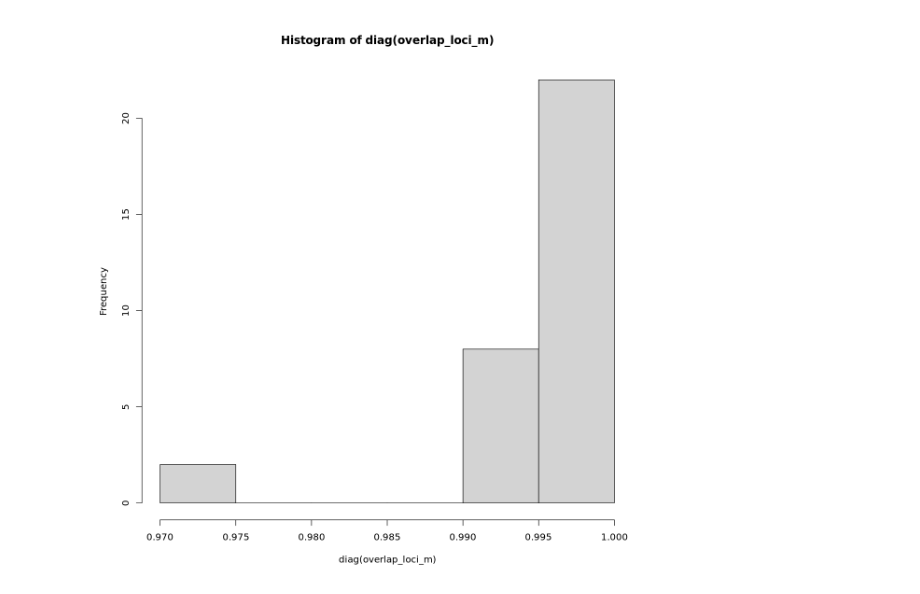
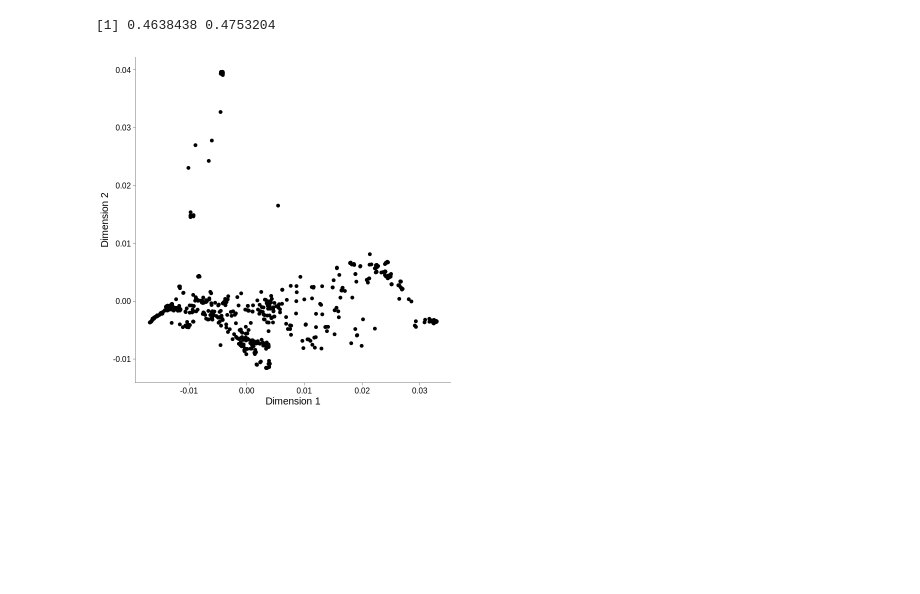
Before and after one commit to jnrunge/TRD, a Jupyter notebook: Phylogeny and structure (ADS).ipynb, the cells around one changed output. Saved outputs shown, nothing was run; the diff lists cells and outputs as text; code cells hidden in the pictures; blank space fills up the shorter version.

```diff
--- a/Phylogeny and structure (ADS).ipynb
+++ b/Phylogeny and structure (ADS).ipynb
@@ -5,2 +23,2 @@ library(pegas)
 # %%
-vcf="~/data/TRD/1011Matrix.GQ20.DP10.SNPs.var.Miss10.gvcf.gz"
+vcf="~/data/TRD/1011Matrix.SNPs.var.GQ20.DP5.Miss10.vcf.gz"
@@ -193,0 +58,4 @@ if(length(ID_missing)>0)
+# %%
+asd=fread(asd_file, data.table=FALSE)
+asd=asd[,-1]
+head(asd)
@@ -194,4 +76,2 @@ if(length(ID_missing)>0)
 # %%
-ads_m=as.matrix(ads_df)
-overlap_loci_m=as.matrix(ads_df_loci)
-ads_m
+ads_m=as.matrix(asd)
@@ -217,4 +77,0 @@ A matrix: 43 × 32 of type dbl
-# %%
-hist(diag(overlap_loci_m))
-# %% [output]
-[figure, removed]
@@ -227,20 +78,22 @@ remove(ads_m_df)
 # %%
-loc <- cmdscale(1 - overlap_loci_m, k = 2, eig=TRUE)
+loc <- cmdscale(ads_m, k = 2, eig=TRUE)
 x <- loc$points[, 1]; y <- loc$points[, 2]
-
-source("scripts/MyTheme.R")
+source("../BrusselSprouts/scripts/MyTheme.R")
 
 loc$GOF
 
 options(repr.plot.width=6, repr.plot.height=6)
 
 
 
-ggplot(mapping=aes(x,y,color=tab_still_in_data$`Cluster-tree`))+
+ggplot(mapping=aes(x,y))+
 geom_point()+
 xlab("Dimension 1")+
 ylab("Dimension 2")+
 my_theme()
+# %% [output]
+[1] 0.4638438 0.4753204
+[figure, added]
 # %%
 library(ape)
 
```
Also changed, not shown: parts of 26 cells of this notebook, 3 other files.
